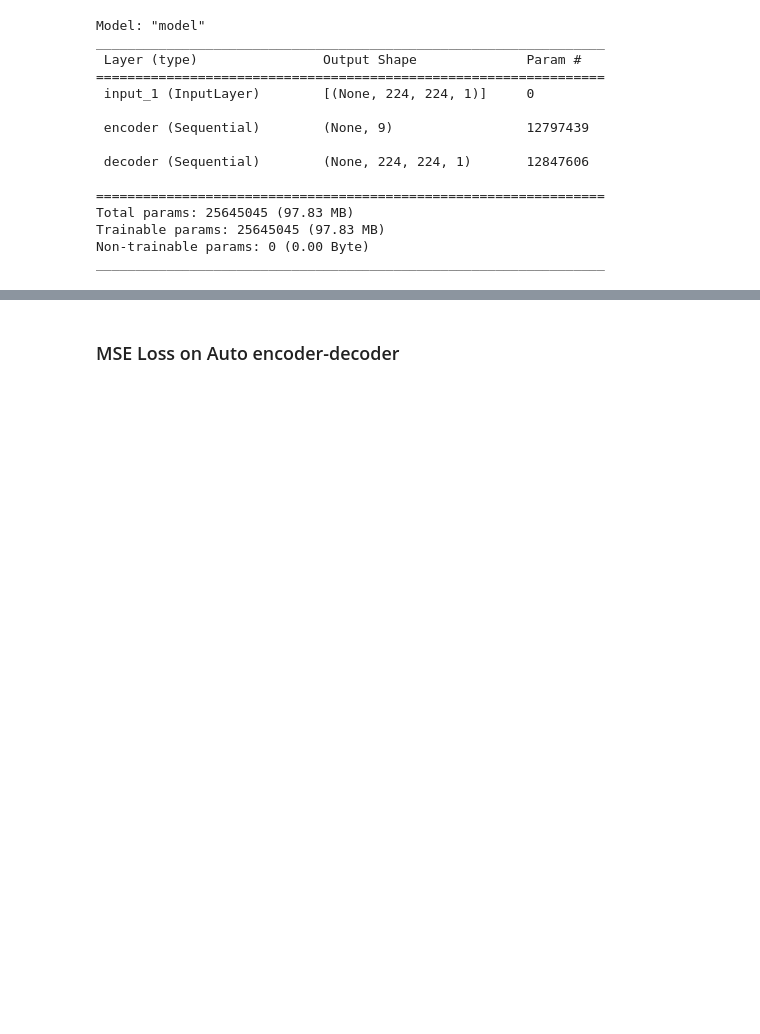
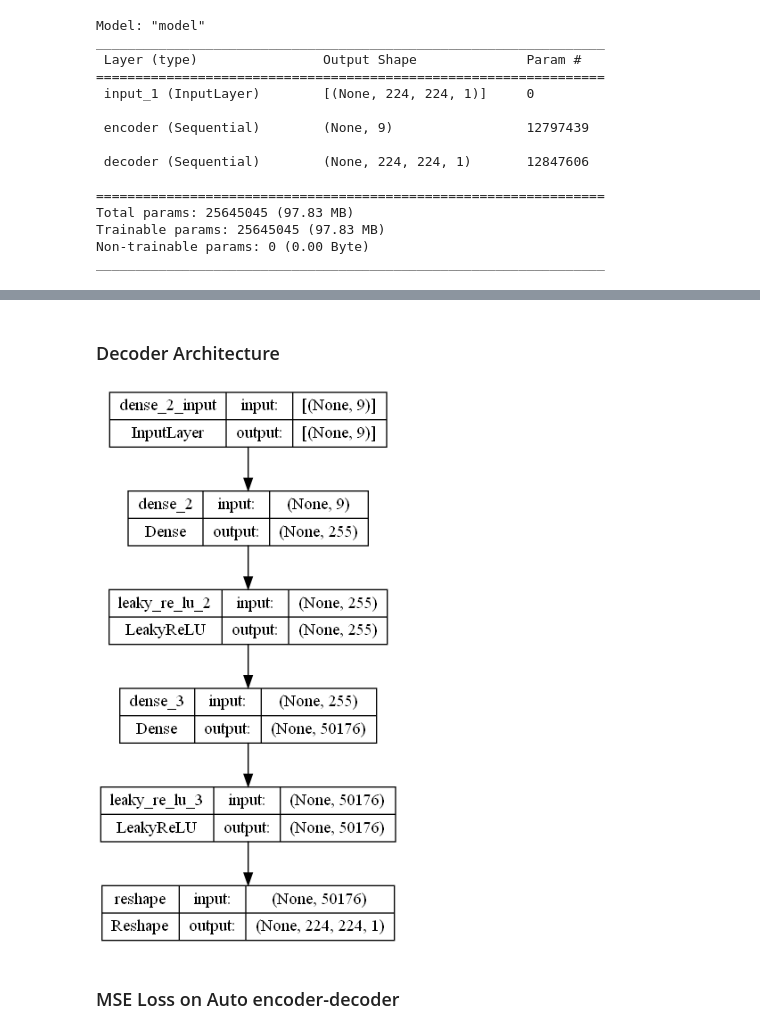
Before and after one commit to tlevietpdx/dimension-reduction-ml, a Jupyter notebook: run.ipynb, the cells around one changed output, grey strips where cells are left out. Cells and saved outputs as stored; diff of their text form; code cells hidden in the pictures; blank space fills up the shorter version.

```diff
--- a/run.ipynb
+++ b/run.ipynb
@@ -91,3 +101,10 @@ _________________________________________________________________
+# %% [markdown]
+### Decoder Architecture
+# %%
+plot_model(decoder, to_file='architecture/decoder_architecture.png', show_shapes=True, show_layer_names=True)
+Image(filename='architecture/decoder_architecture.png')
+# %% [output]
+[figure, added]
 # %% [markdown]
 ### MSE Loss on Auto encoder-decoder
 # %%
```
Also changed, not shown: parts of 15 cells of this notebook, 4 other files.
